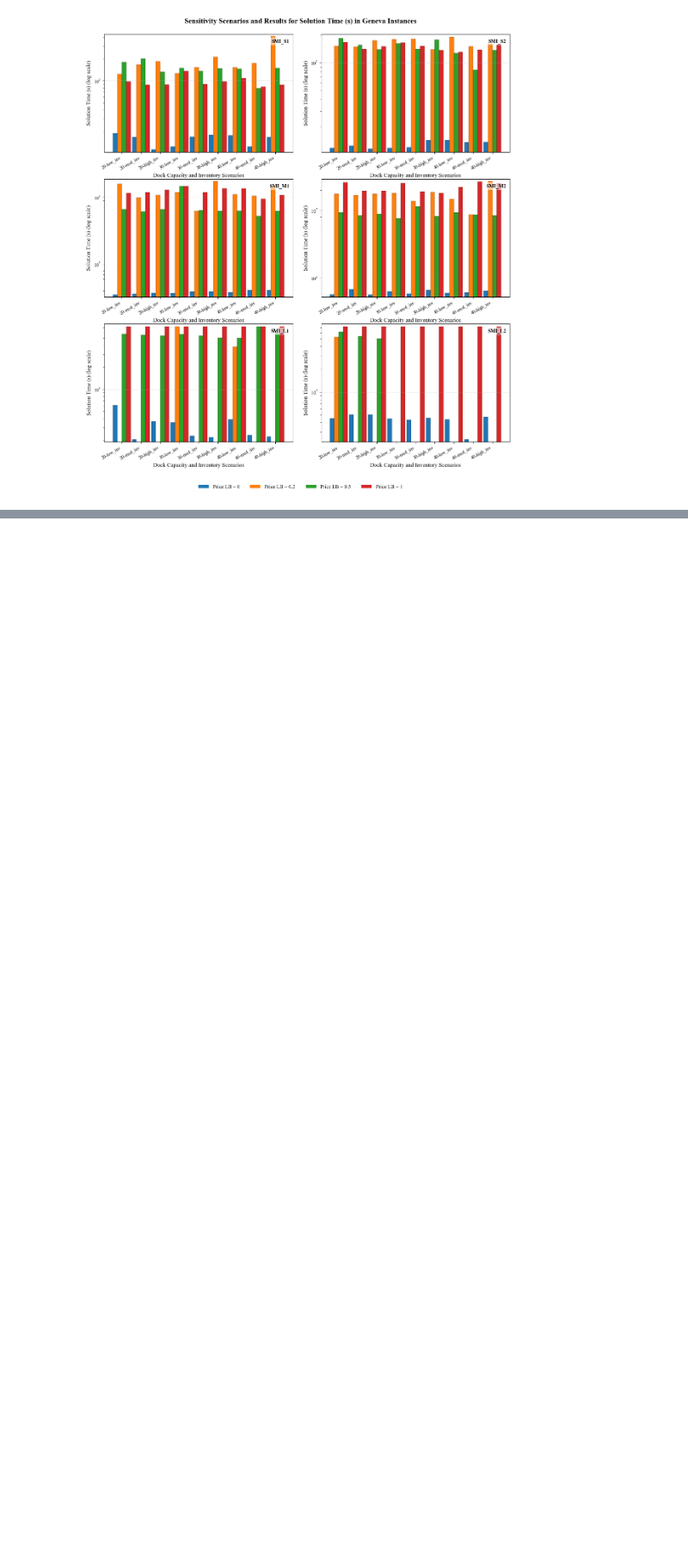
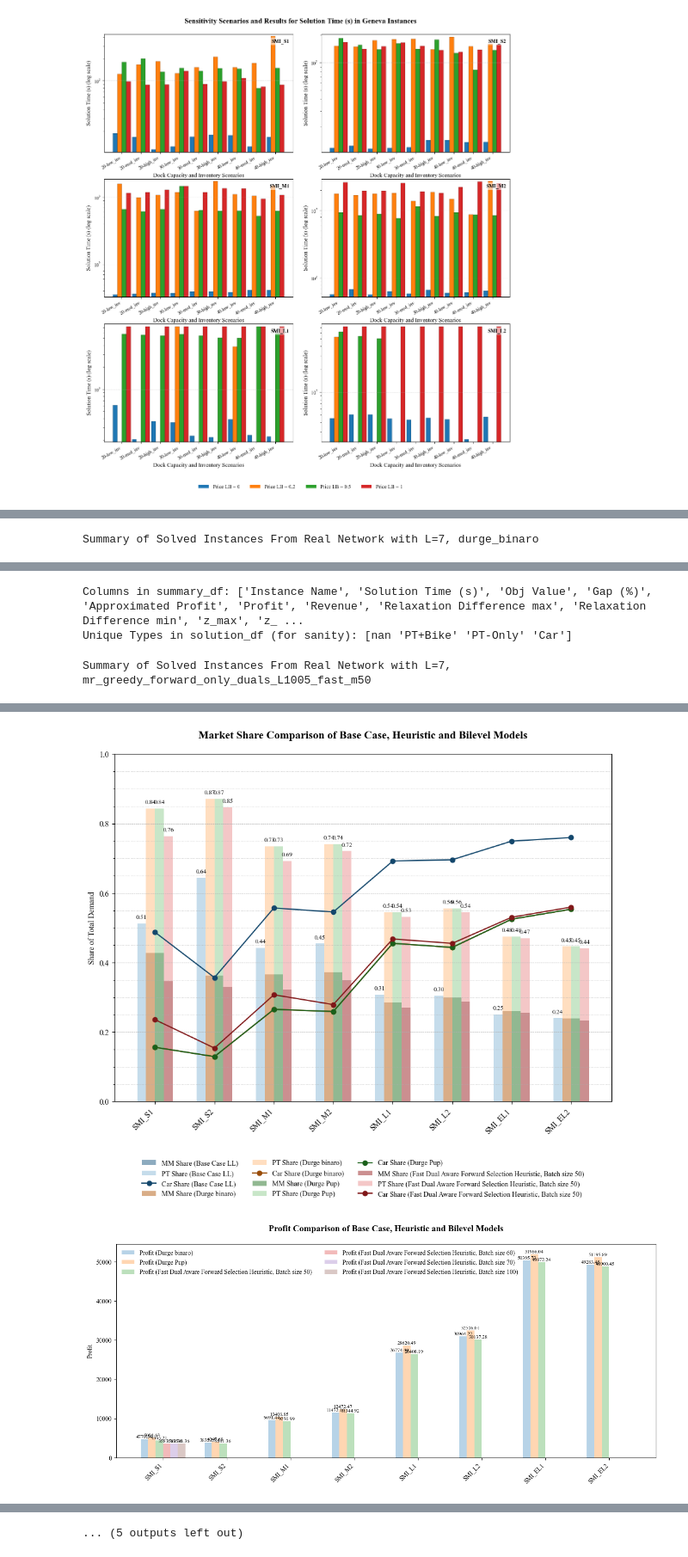
Before and after one commit to rebecamurillo/inocs-sum-pricing-demand-nudging, a Jupyter notebook: Geneva_Complete_Link_Instances_and_Optimization/OTP2_Geneva_Instances/Codes/CPTRP_plots.ipynb, the cells around one changed output, grey strips where cells are left out. Shown at 86% size. Drawn from its saved outputs; the diff is of its cells as text; code cells hidden in the pictures; blank space fills up the shorter version.

```diff
--- a/Geneva_Complete_Link_Instances_and_Optimization/OTP2_Geneva_Instances/Codes/CPTRP_plots.ipynb
+++ b/Geneva_Complete_Link_Instances_and_Optimization/OTP2_Geneva_Instances/Codes/CPTRP_plots.ipynb
@@ -443,0 +771,52 @@ for solution_path in folder_paths:
+# %%
+from Codes.base_case_summarizer import summarize_base_case_LL_experiments
+from visualize_solutions.Bilevel_Solution_Visualization import summarize_experiment_solutions
+from importlib import reload
+ss = summarize_experiment_solutions( r"C:\Users\mkoseogl\Desktop\Geneva Data\relatota\instos_and_sols\instanto\sols_int_slack\strongduos\margarita\poff\durge_pup", show=True)
+bb = summarize_experiment_solutions(r"C:\Users\mkoseogl\Desktop\Geneva Data\relatota\instos_and_sols\instanto\sols_int_slack\strongduos\margarita\poff\durge_binaro", show=True)
+#popo = summarize_experiment_solutions(r"C:\Users\mkoseogl\Desktop\Geneva Data\relatota\instos_and_sols\instanto\sols_heru\poff\mr_greedy_forward_only_duals_L1005_fast", show=True)
+papa = summarize_experiment_solutions(r"C:\Users\mkoseogl\Desktop\Geneva Data\relatota\instos_and_sols\instanto\sols_heru\poff\mr_greedy_forward_only_duals_L1005_fast_m50", show=True)
+#pipi = summarize_experiment_solutions(r"C:\Users\mkoseogl\Desktop\Geneva Data\relatota\instos_and_sols\instanto\sols_heru\poff\mr_greedy_forward_only_duals_L1005_fast_m60", show=True)
+#pepe = summarize_experiment_solutions(r"C:\Users\mkoseogl\Desktop\Geneva Data\relatota\instos_and_sols\instanto\sols_heru\poff\mr_greedy_forward_only_duals_L1005_fast_m70", show=True)
+#pupu = summarize_experiment_solutions(r"C:\Users\mkoseogl\Desktop\Geneva Data\relatota\instos_and_sols\instanto\sols_heru\poff\mr_greedy_forward_only_duals_L1005_fast_m100", show=True)
+
+
+from Codes import market_share_plotter
+reload(market_share_plotter)
+
+
+
+runs= {"Base Case LL": base_case_df,
+    "Durge binaro": bb,
+    "Durge Pup":ss,
+    #"Fast Dual Aware Forward Selection Heuristic, Batch size 30": popo,
+    "Fast Dual Aware Forward Selection Heuristic, Batch size 50": papa,
+    #"Fast Dual Aware Forward Selection Heuristic, Batch size 60": pipi,
+    #"Fast Dual Aware Forward Selection Heuristic, Batch size 70": pepe,
+    #"Fast Dual Aware Forward Selection Heuristic, Batch size 100": pupu
+}
+runss= {"Durge binaro": bb,
+    "Durge Pup":ss,
+    #"Fast Dual Aware Forward Selection Heuristic, Batch size 30": popo,
+    "Fast Dual Aware Forward Selection Heuristic, Batch size 50": papa,
+    "Fast Dual Aware Forward Selection Heuristic, Batch size 60": pipi,
+    "Fast Dual Aware Forward Selection Heuristic, Batch size 70": pepe,
+    "Fast Dual Aware Forward Selection Heuristic, Batch size 100": pupu
+}
+
+
+#!SECTION
+dataframes, _ = market_share_plotter.plot_market_share_multi_separate(runs, title = "Market Share Comparison of Base Case, Heuristic and Bilevel Models")
+_ = market_share_plotter.plot_profit_multi(runss, title = "Profit Comparison of Base Case, Heuristic and Bilevel Models")
+_ = market_share_plotter.plot_time_multi(runss, title= "Solution Time (s) Comparison of Base Case, Heuristic and Bilevel Models")
+
+
+display(dataframes["Base Case LL"].style.set_caption("Base Case LL Results"))
+#display(dataframes["Fast Dual Aware Forward Selection Heuristic, Batch size 30"].style.set_caption("Fast Dual Aware Forward Selection Heuristic, Batch size 30"))
+display(dataframes["Fast Dual Aware Forward Selection Heuristic, Batch size 50"].style.set_caption("Fast Dual Aware Forward Selection Heuristic, Batch size 50"))
+display(dataframes["Fast Dual Aware Forward Selection Heuristic, Batch size 60"].style.set_caption("Fast Dual Aware Forward Selection Heuristic, Batch size 60"))
+display(dataframes["Fast Dual Aware Forward Selection Heuristic, Batch size 70"].style.set_caption("Fast Dual Aware Forward Selection Heuristic, Batch size 70"))
+display(dataframes["Fast Dual Aware Forward Selection Heuristic, Batch size 100"].style.set_caption("Fast Dual Aware Forward Selection Heuristic, Batch size 100"))
+display(dataframes["Durge binaro"].style.set_caption("Durge binaro"))
+display(dataframes["Durge Pup"].style.set_caption("Durge Pup"))
+# %% [output]
@@ -443,0 +837 @@ for solution_path in folder_paths:
+Summary of Solved Instances From Real Network with L=7, durge_binaro
@@ -443,0 +847,3 @@ for solution_path in folder_paths:
+Columns in summary_df: ['Instance Name', 'Solution Time (s)', 'Obj Value', 'Gap (%)', 'Approximated Profit', 'Profit', 'Revenue', 'Relaxation Difference max', 'Relaxation Difference min', 'z_max', 'z_ ...
+Unique Types in solution_df (for sanity): [nan 'PT+Bike' 'PT-Only' 'Car']
+Summary of Solved Instances From Real Network with L=7, mr_greedy_forward_only_duals_L1005_fast_m50
@@ -443,0 +859,2 @@ for solution_path in folder_paths:
+[figure, added]
+[figure, added]
@@ -443,0 +862 @@ for solution_path in folder_paths:
+... (5 outputs left out)
```
Also changed, not shown: parts of 9 cells of this notebook, 13 other files.
